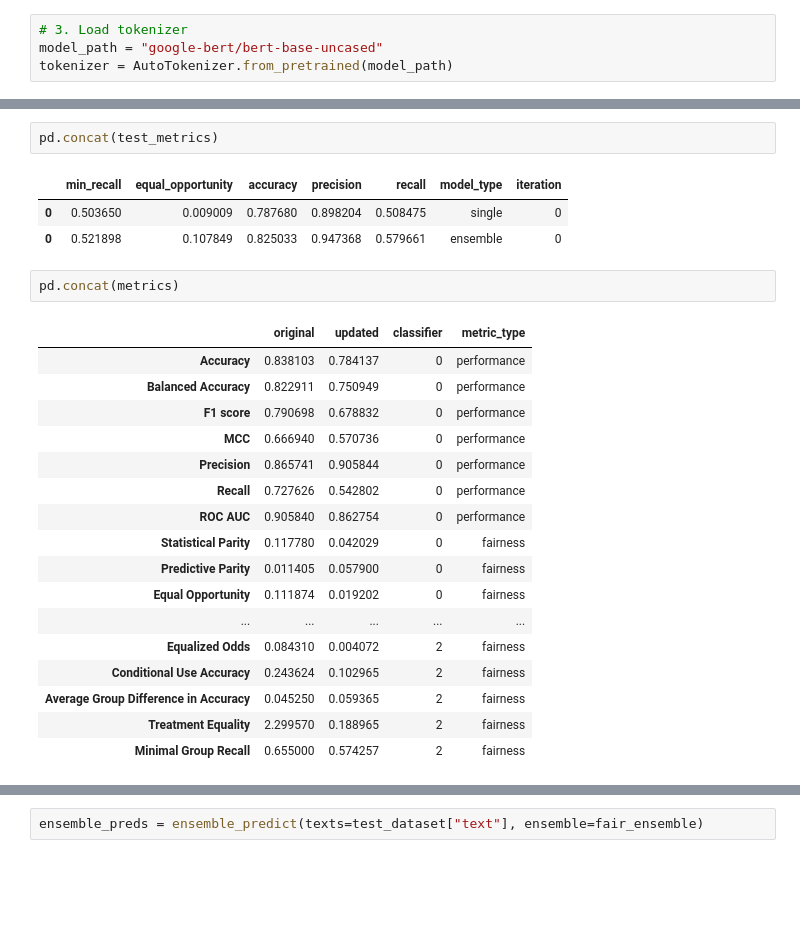
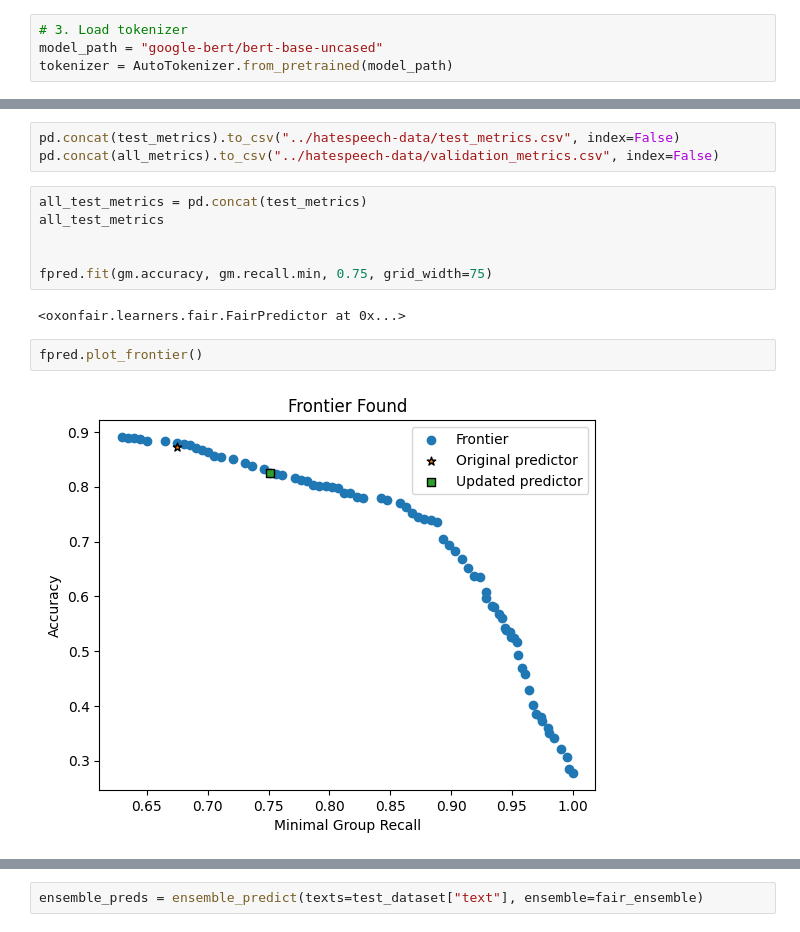
Before and after one commit to jhrystrom/oxonfair, a Jupyter notebook: examples/ensemble_playground.ipynb, the cells around one changed output, grey strips where cells are left out. Saved outputs shown, nothing was run; the diff lists cells and outputs as text; blank space fills up the shorter version.

Commit message:
bunch of plots

```diff
--- a/examples/ensemble_playground.ipynb
+++ b/examples/ensemble_playground.ipynb
@@ -373,26 +366,15 @@ Device set to use cuda:0
-# %%
-pd.concat(test_metrics)
-# %% [output]
-|  | min_recall | equal_opportunity | accuracy | precision | recall | model_type | iteration |
-| 0 | 0.503650 | 0.009009 | 0.787680 | 0.898204 | 0.508475 | single | 0 |
-| 0 | 0.521898 | 0.107849 | 0.825033 | 0.947368 | 0.579661 | ensemble | 0 |
-# %%
-pd.concat(metrics)
-# %% [output]
-|  | original | updated | classifier | metric_type |
-| Accuracy | 0.838103 | 0.784137 | 0 | performance |
-| Balanced Accuracy | 0.822911 | 0.750949 | 0 | performance |
-| F1 score | 0.790698 | 0.678832 | 0 | performance |
-| MCC | 0.666940 | 0.570736 | 0 | performance |
-| Precision | 0.865741 | 0.905844 | 0 | performance |
-| Recall | 0.727626 | 0.542802 | 0 | performance |
-| ROC AUC | 0.905840 | 0.862754 | 0 | performance |
-| Statistical Parity | 0.117780 | 0.042029 | 0 | fairness |
-| Predictive Parity | 0.011405 | 0.057900 | 0 | fairness |
-| Equal Opportunity | 0.111874 | 0.019202 | 0 | fairness |
-| ... | ... | ... | ... | ... |
-| Equalized Odds | 0.084310 | 0.004072 | 2 | fairness |
-| Conditional Use Accuracy | 0.243624 | 0.102965 | 2 | fairness |
-| Average Group Difference in Accuracy | 0.045250 | 0.059365 | 2 | fairness |
-| Treatment Equality | 2.299570 | 0.188965 | 2 | fairness |
-| Minimal Group Recall | 0.655000 | 0.574257 | 2 | fairness |
+# %%
+pd.concat(test_metrics).to_csv("../hatespeech-data/test_metrics.csv", index=False)
+pd.concat(all_metrics).to_csv("../hatespeech-data/validation_metrics.csv", index=False)
+# %%
+all_test_metrics = pd.concat(test_metrics)
+all_test_metrics
+
+
+fpred.fit(gm.accuracy, gm.recall.min, 0.75, grid_width=75)
+# %% [output]
+<oxonfair.learners.fair.FairPredictor at 0x...>
+# %%
+fpred.plot_frontier()
+# %% [output]
+[figure, added]
```
Also changed, not shown: parts of 7 cells of this notebook, 13 other files.
